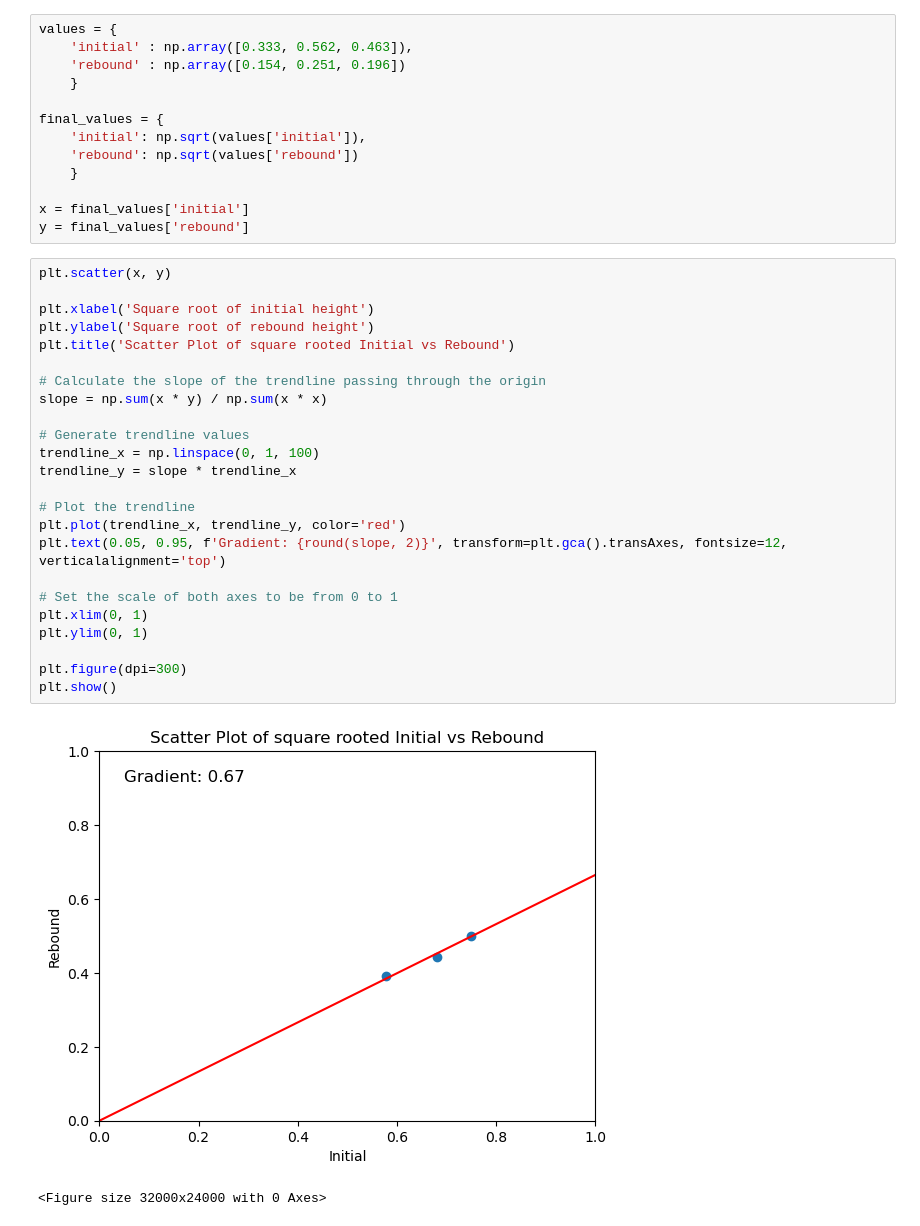
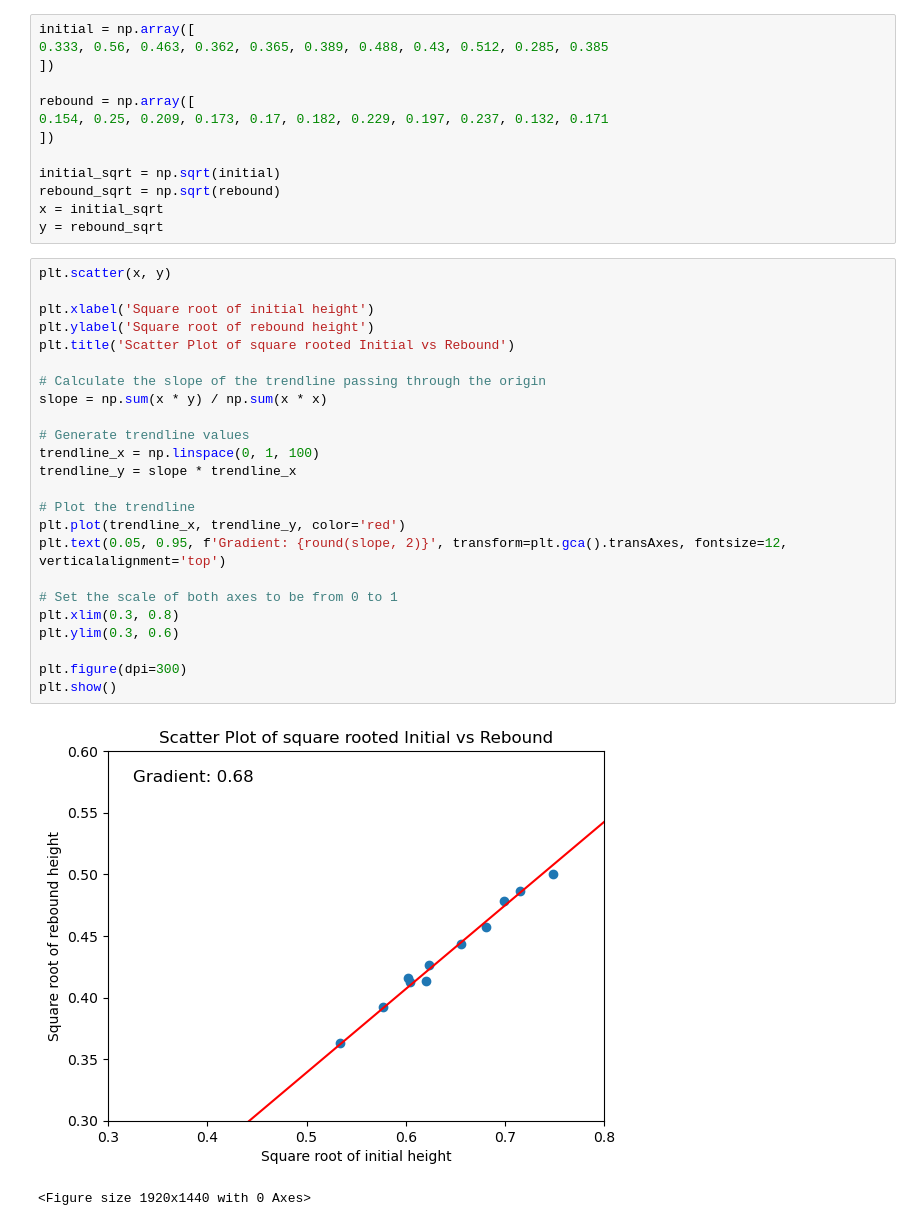
Before and after one commit to Aaryan-Varshney/practical-project-25, a Jupyter notebook: tennis-football-COR.ipynb, the cells around one changed output. Saved outputs shown, nothing was run; the diff lists cells and outputs as text.

```diff
--- a/tennis-football-COR.ipynb
+++ b/tennis-football-COR.ipynb
@@ -4,40 +8,40 @@ import numpy as np
-# %%
-values = {
-    'initial' : np.array([0.333, 0.562, 0.463]),
-    'rebound' : np.array([0.154, 0.251, 0.196])
-    }
-
-final_values = {
-    'initial': np.sqrt(values['initial']),
-    'rebound': np.sqrt(values['rebound'])
-    }
-
-x = final_values['initial']
-y = final_values['rebound']
+# %%
+initial = np.array([
+0.333, 0.56, 0.463, 0.362, 0.365, 0.389, 0.488, 0.43, 0.512, 0.285, 0.385
+])
+
+rebound = np.array([
+0.154, 0.25, 0.209, 0.173, 0.17, 0.182, 0.229, 0.197, 0.237, 0.132, 0.171
+])
+
+initial_sqrt = np.sqrt(initial)
+rebound_sqrt = np.sqrt(rebound)
+x = initial_sqrt
+y = rebound_sqrt
 # %%
 plt.scatter(x, y)
 
 plt.xlabel('Square root of initial height')
 plt.ylabel('Square root of rebound height')
 plt.title('Scatter Plot of square rooted Initial vs Rebound')
 
 # Calculate the slope of the trendline passing through the origin
 slope = np.sum(x * y) / np.sum(x * x)
 
 # Generate trendline values
 trendline_x = np.linspace(0, 1, 100)
 trendline_y = slope * trendline_x
 
 # Plot the trendline
 plt.plot(trendline_x, trendline_y, color='red')
 plt.text(0.05, 0.95, f'Gradient: {round(slope, 2)}', transform=plt.gca().transAxes, fontsize=12, verticalalignment='top')
 
 # Set the scale of both axes to be from 0 to 1
-plt.xlim(0, 1)
-plt.ylim(0, 1)
+plt.xlim(0.3, 0.8)
+plt.ylim(0.3, 0.6)
 
 plt.figure(dpi=300)
 plt.show()
 # %% [output]
-[figure, old version]
+[figure, new version]
-<Figure size 32000x24000 with 0 Axes>
+<Figure size 1920x1440 with 0 Axes>
```
Also changed, not shown: parts of 1 cell of this notebook, 1 other file.
